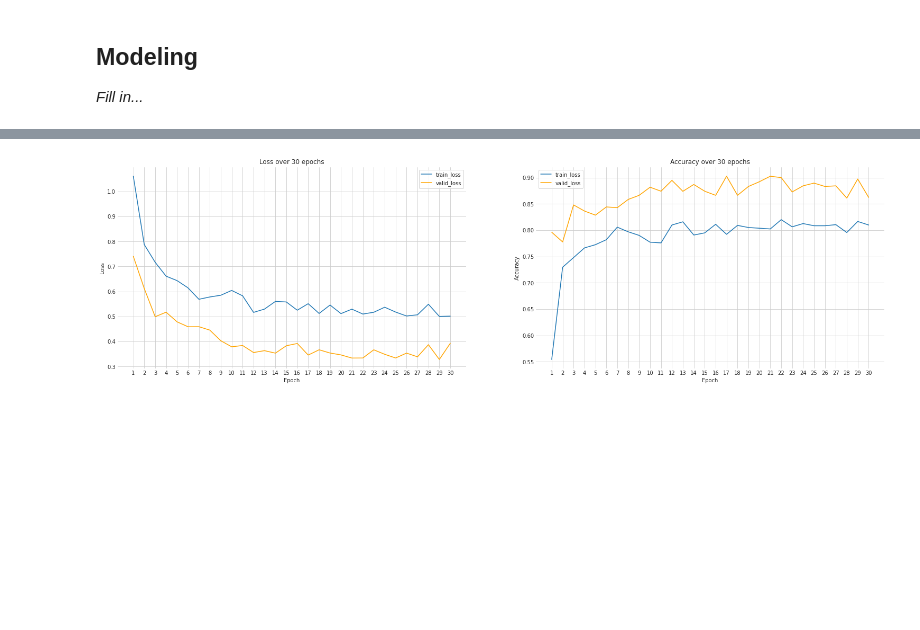
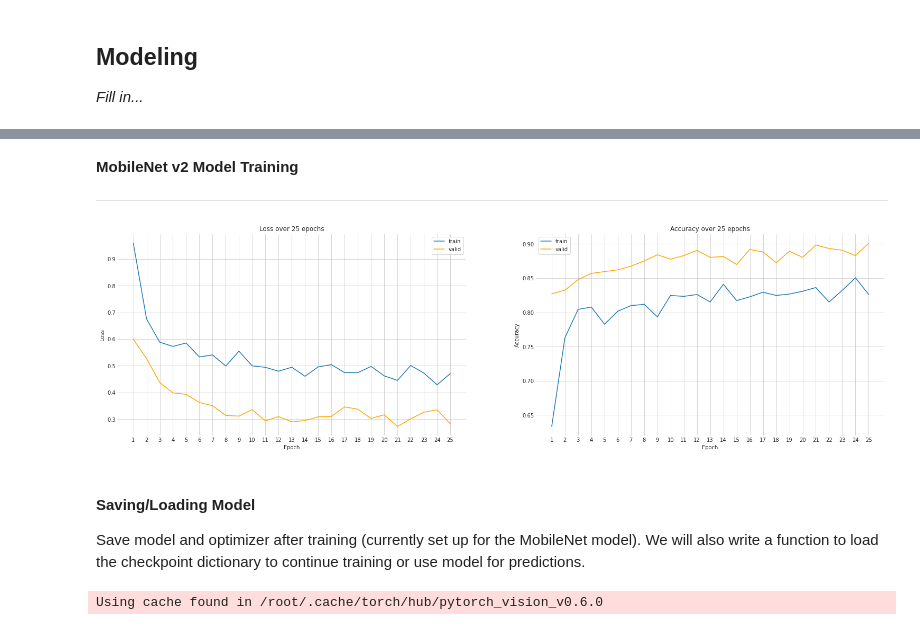
Before and after one commit to dhelms1/plant_pathology, a Jupyter notebook: plant_pathology.ipynb, the cells around one changed output, grey strips where cells are left out. Drawn from its saved outputs; the diff is of its cells as text; code cells hidden in the pictures; blank space fills up the shorter version.

Commit message:
New model architecture, 92% test accuracy achieved.

```diff
--- a/plant_pathology.ipynb
+++ b/plant_pathology.ipynb
@@ -274,4 +277,15 @@ def create_model():
   model.fc = nn.Sequential(OrderedDict([('fc1', nn.Linear(input_size,4)),
                                         ('output', nn.LogSoftmax(dim=1))]))
   return model
+# %%
+def create_hub_model():
+  model = torch.hub.load('pytorch/vision:v0.6.0', 'mobilenet_v2', pretrained=True)
+
+  for param in model.parameters():
+    param.requires_grad = False
+
+  model.classifier = nn.Sequential(OrderedDict([('dropout1', nn.Dropout(p=0.2)),
+                                                ('fc1', nn.Linear(1280, 4)),
+                                                ('output', nn.LogSoftmax(dim=1))]))
+  return model
 # %%
@@ -279,2 +293,6 @@ def create_model():
 model = create_model()
 model.to(device);
+# %%
+# Create MobileNet model and move to current device
+model2 = create_hub_model()
+model2.to(device);
@@ -281,4 +301,4 @@ model.to(device);
 # %%
 # Define the loss function and optimizer
 criterion = nn.NLLLoss()
-optimizer = optim.Adam(model.fc.parameters(), lr=0.001)
+optimizer = optim.Adam(model2.classifier.parameters(), lr=0.001) # change 'classifier' to 'fc' if using ResNet
@@ -286,7 +308,8 @@ optimizer = optim.Adam(model.fc.parameters(), lr=0.001)
 def train_model(model, epochs, trainloader, validloader):
   '''
   Train a model for a given number of epochs (default is 20). We will also
-  evaluate the accuracy for validation set.
+  evaluate the accuracy for validation set. Return the training and validation
+  set accuracy and loss to be plotted.
   '''
   train_loss = 0
   train_acc = 0
@@ -363,15 +406,23 @@ def plot_history(train_stat, val_stat, epochs, s_type):
+# %% [markdown]
+**MobileNet v2 Model Training**
+
+---
 # %%
-epochs = 30
+epochs = 25
 
 # Train model
-train_loss, train_acc, val_loss, val_acc = train_model(model, epochs, trainloader, validloader)
+train_loss, train_acc, val_loss, val_acc = train_model(model2, epochs, trainloader, validloader)
 
 # Plot loss and accuracy
 plt.figure(figsize=(26,7))
 ax1 = plt.subplot(1,2,1)
 plot_history(train_loss, val_loss, epochs, 'Loss')
 ax2 = plt.subplot(1,2,2)
 plot_history(train_acc, val_acc, epochs, 'Accuracy')
 plt.show();
 # %% [output]
-[figure, old version]
+[figure, new version]
+# %% [markdown]
+#### **Saving/Loading Model**
+
+Save model and optimizer after training (currently set up for the MobileNet model). We will also write a function to load the checkpoint dictionary to continue training or use model for predictions.
@@ -377,0 +451,9 @@ plt.show();
+# %%
+# Load saved MobileNet v2 model parameters and optimizer
+base_model = torch.hub.load('pytorch/vision:v0.6.0', 'mobilenet_v2', pretrained=True)
+check_pth = 'drive/My Drive/Colab Notebooks/Plant Pathology/checkpoint.pth'
+optimizer = optim.Adam(base_model.classifier.parameters(), lr=6e-5) # parameters will be reset
+
+mobilenet_loaded, optimizer = load_checkpoint(base_model, optimizer, check_pth)
+# %% [output]
+Using cache found in /root/.cache/torch/hub/pytorch_vision_v0.6.0
```
Also changed, not shown: parts of 16 cells of this notebook.
